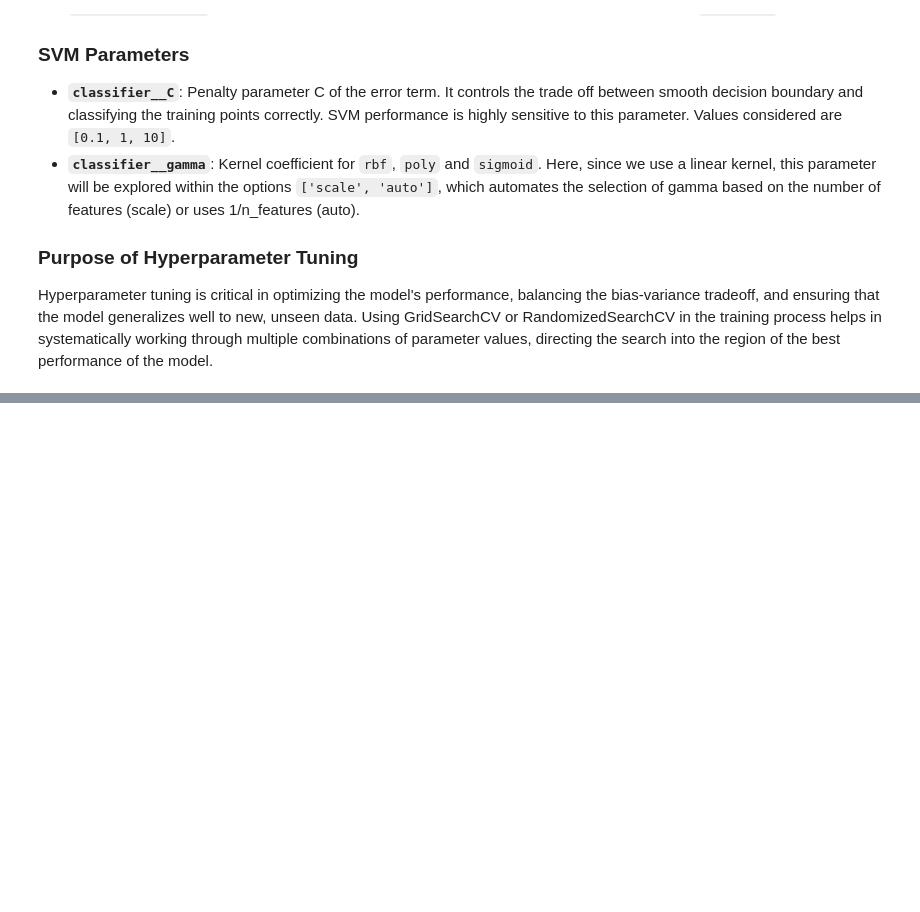
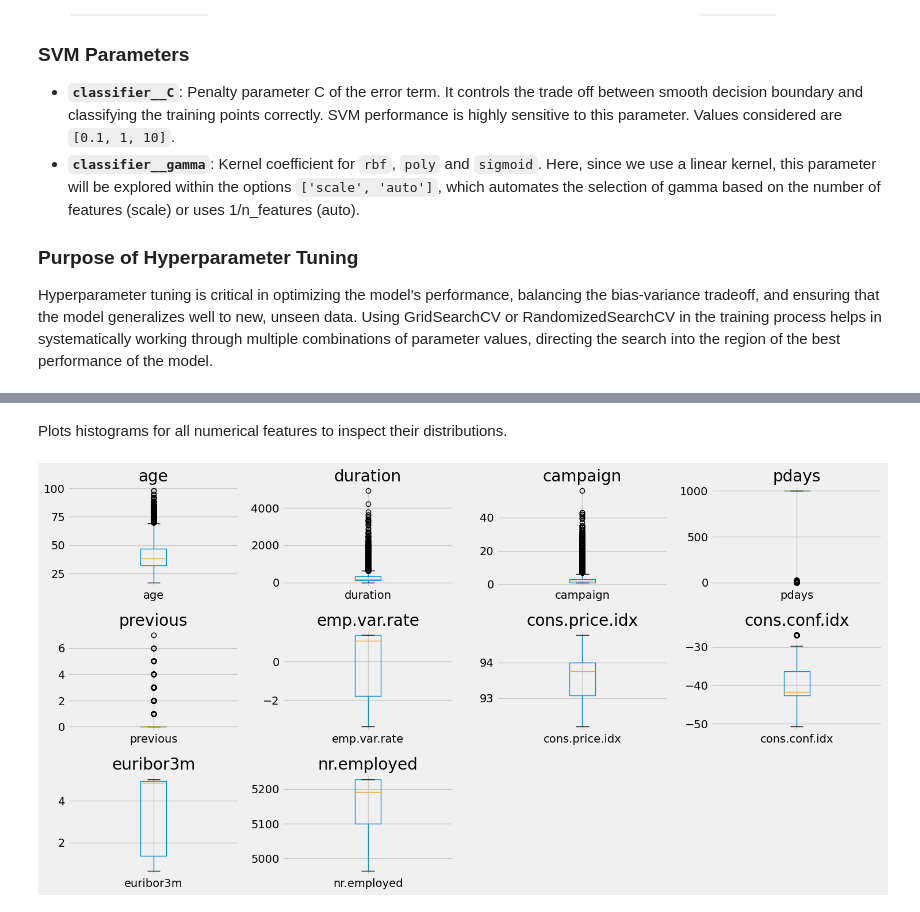
Before and after one commit to Shayawnn/TermDepositMLForecast, a Jupyter notebook: notebook/main.ipynb, the cells around one changed output, grey strips where cells are left out. Cells and saved outputs as stored; diff of their text form; code cells hidden in the pictures; blank space fills up the shorter version.

```diff
--- a/notebook/main.ipynb
+++ b/notebook/main.ipynb
@@ -625,3 +728,7 @@ visualizer.plot_histograms(bank_data)
+# %% [markdown]
+Plots histograms for all numerical features to inspect their distributions.
 # %%
 # Visualizing boxplots for numerical features categorized by the target variable
-visualizer.plot_boxplots(bank_data)
+visualizer.plot_boxplots(data)
+# %% [output]
+[figure, added]
```
Also changed, not shown: parts of 38 cells of this notebook.
